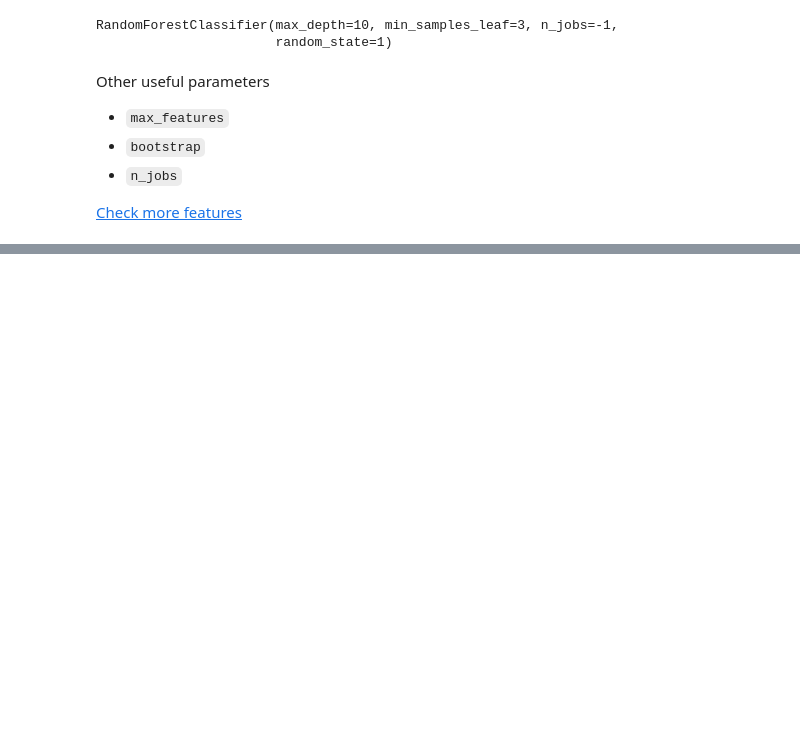
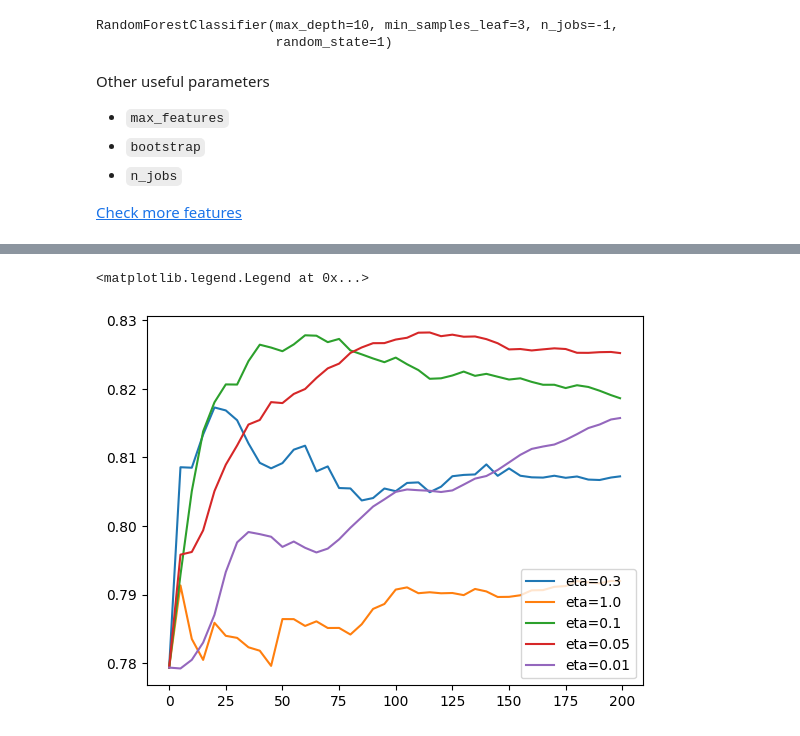
Before and after one commit to kasteion/ml-zoomcamp-2024, a Jupyter notebook: 06-decision-trees/06-decision-trees-and-ensemble-learning.ipynb, the cells around one changed output, grey strips where cells are left out. Cells and saved outputs as stored; diff of their text form; code cells hidden in the pictures; blank space fills up the shorter version.

Commit message:
(module-6) gradient boosting

```diff
--- a/06-decision-trees/06-decision-trees-and-ensemble-learning.ipynb
+++ b/06-decision-trees/06-decision-trees-and-ensemble-learning.ipynb
@@ -806,0 +930,29 @@ Other useful parameters
+# %%
+scores = {}
+# %%
+%%capture output
+
+xgb_params = {
+    'eta': 0.01, # 0.3, 1.0, 0.1, 0.05, 0.01
+    'max_depth': 6, #
+    'min_child_weight': 1,
+
+    'objective': 'binary:logistic',
+    'eval_metric': 'auc',
+    'nthread': 8,
+
+    'seed': 1,
+    'verbosity': 1
+}
+
+model = xgb.train(xgb_params, dtrain, num_boost_round=200, verbose_eval=5, evals=watchlist)
+# %%
+key = 'eta=%s' % (xgb_params['eta'])
+scores[key] = parse_xgb_output(output)
+# %%
+for key, df_scores in scores.items():
+    plt.plot(df_scores.num_iter, df_scores.val_auc, label=key)
+plt.legend()
+# %% [output]
+<matplotlib.legend.Legend at 0x...>
+[figure, added]
```
Also changed, not shown: parts of 43 cells of this notebook.
